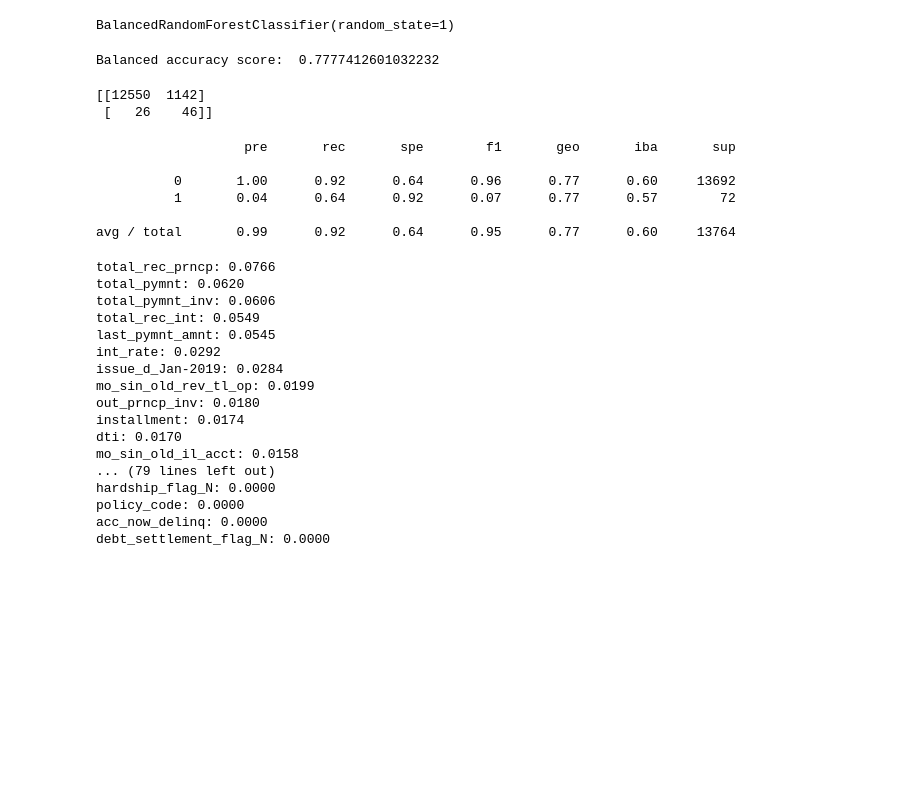
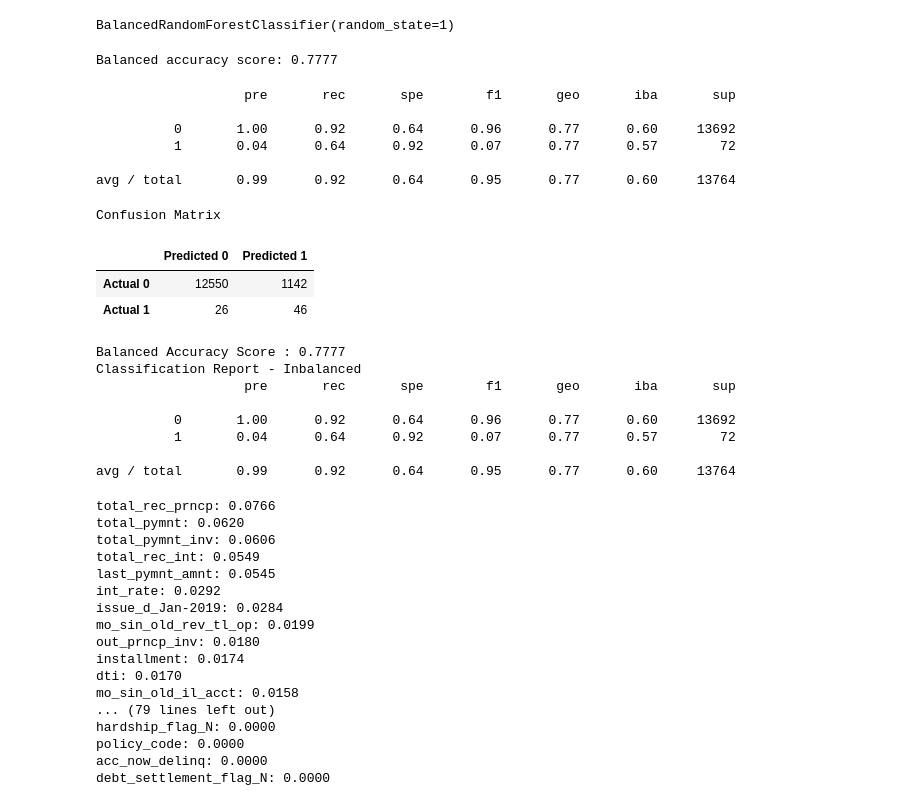
Before and after one commit to JGarza4903/Credit_Risk_Analysis, a Jupyter notebook: credit_risk_ensemble.ipynb, the cells around one changed output. Drawn from its saved outputs; the diff is of its cells as text; code cells hidden in the pictures; blank space fills up the shorter version.

```diff
--- a/credit_risk_ensemble.ipynb
+++ b/credit_risk_ensemble.ipynb
@@ -120,8 +123,6 @@ df
 # %%
 # Create our features
 X = df.drop("loan_status", axis=1)
-print(X.head())
 
 # Create our target
-y = df['loan_status'].ravel()
-y[:5]
+y = df['loan_status']
@@ -191,16 +173,15 @@ BalancedRandomForestClassifier(random_state=1)
 # %%
 # Calculated the balanced accuracy score
 y_pred = brf.predict(X_test)
-balanced_acc = balanced_accuracy_score(y_test, y_pred)
-print('Balanced accuracy score: ', balanced_acc)
+bal_acc = balanced_accuracy_score(y_test, y_pred)
+print(f'Balanced accuracy score: {bal_acc:.4f}')
 # %% [output]
-Balanced accuracy score:  0.7777412601032232
+Balanced accuracy score: 0.7777
 # %%
 # Display the confusion matrix
 cm = confusion_matrix(y_test, y_pred)
-print(cm)
+cm_df = pd.DataFrame(
+    cm, index=["Actual 0", "Actual 1"], columns=["Predicted 0", "Predicted 1"]
+)
-# %% [output]
-[[12550  1142]
- [   26    46]]
 # %%
 # Print the imbalanced classification report
@@ -212,5 +194,25 @@ print(classification_report_imbalanced(y_test, y_pred))
           1       0.04      0.64      0.92      0.07      0.77      0.57        72
 
 avg / total       0.99      0.92      0.64      0.95      0.77      0.60     13764
+# %%
+# Displaying results
+print("Confusion Matrix")
+display(cm_df)
+print(f"Balanced Accuracy Score : {bal_acc:.4f}")
+print("Classification Report - Inbalanced")
+print(classification_report_imbalanced(y_test, y_pred))
+# %% [output]
+Confusion Matrix
+|  | Predicted 0 | Predicted 1 |
+| Actual 0 | 12550 | 1142 |
+| Actual 1 | 26 | 46 |
+Balanced Accuracy Score : 0.7777
+Classification Report - Inbalanced
+                   pre       rec       spe        f1       geo       iba       sup
+
+          0       1.00      0.92      0.64      0.96      0.77      0.60     13692
+          1       0.04      0.64      0.92      0.07      0.77      0.57        72
+
+avg / total       0.99      0.92      0.64      0.95      0.77      0.60     13764
 # %%
 # List the features sorted in descending order by feature importance
```
Also changed, not shown: parts of 10 cells of this notebook, 1 other file.
